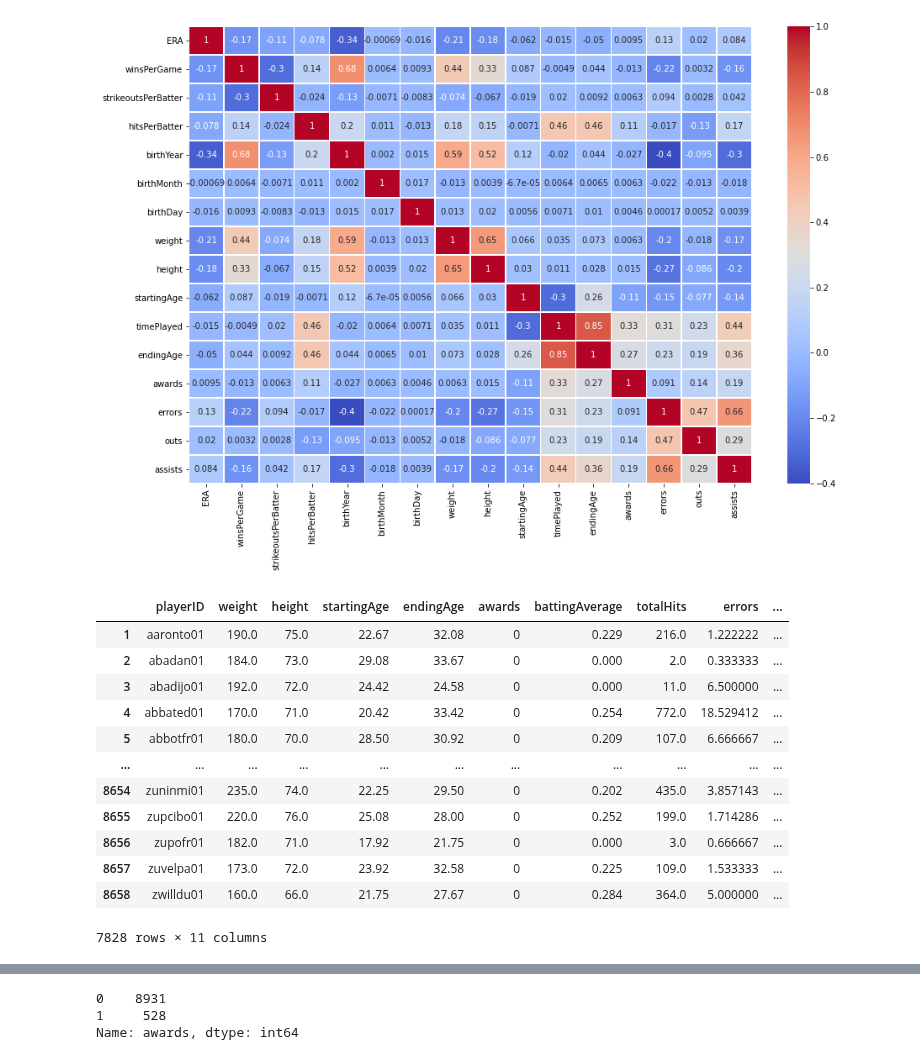
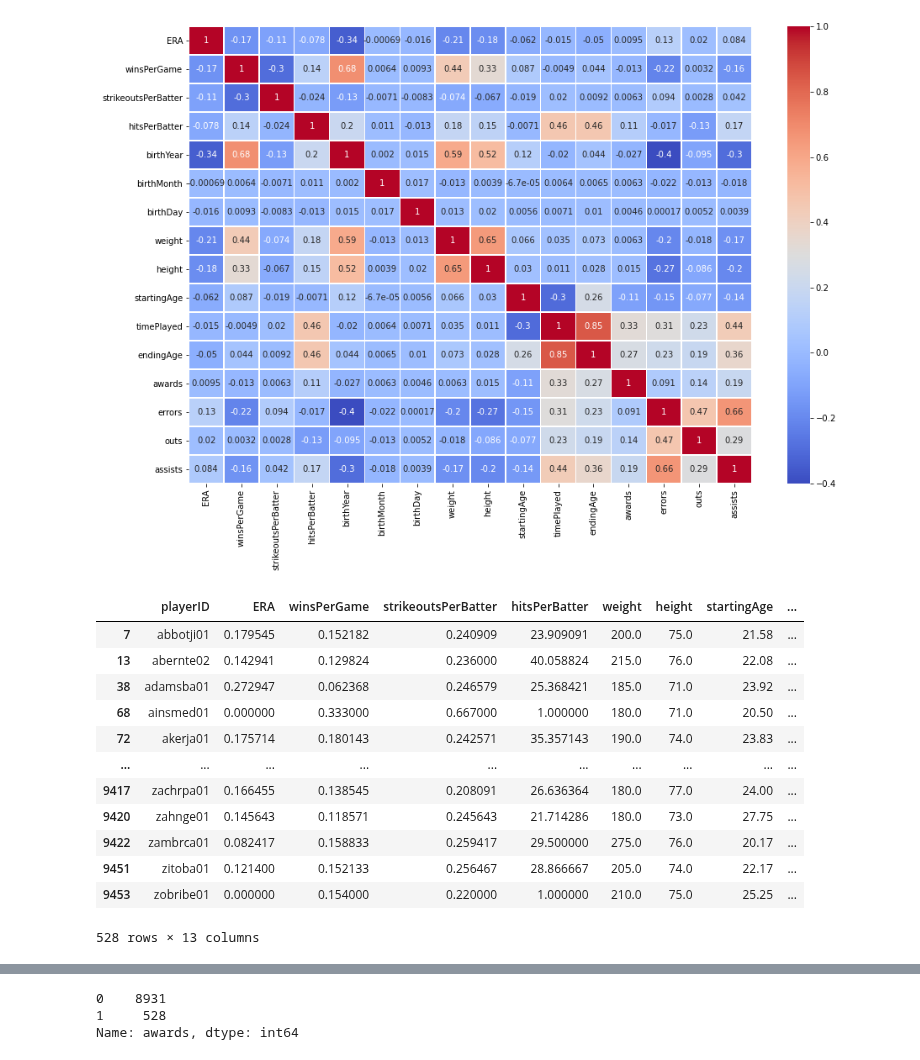
Before and after one commit to aradaha/Baseball-Stats-Project, a Jupyter notebook: Capstone2.ipynb, the cells around one changed output, grey strips where cells are left out. Drawn from its saved outputs; the diff is of its cells as text; code cells hidden in the pictures.

```diff
--- a/Capstone2.ipynb
+++ b/Capstone2.ipynb
@@ -68,31 +68,21 @@ Pitcher.drop(['timePlayed', 'birthYear', 'birthMonth','birthDay'], axis=1, inpla
 # %%
 # The awards column works out very well, giving me about a tenth of each
 # that I know should be relatively good players. I can also see if their stats will predict
 # whether they received awards or not
 Pitcher2 = Pitcher.copy()
 Pitcher2['awards'] = Pitcher2['awards'].where(Pitcher2['awards'] > 0.2, np.NaN)
-Pitcher2 = Pitcher2.dropna()
-Fielder2 = Fielder.copy()
-Fielder2['awards'] = Fielder2['awards'].where(Fielder2['awards'] > 0.2, np.NaN)
-Fielder2 = Fielder2.dropna()
+Pitcher2.dropna()
+# %% [output]
+|  | playerID | ERA | winsPerGame | strikeoutsPerBatter | hitsPerBatter | weight | height | startingAge | ... |
+| 7 | abbotji01 | 0.179545 | 0.152182 | 0.240909 | 23.909091 | 200.0 | 75.0 | 21.58 | ... |
+| 13 | abernte02 | 0.142941 | 0.129824 | 0.236000 | 40.058824 | 215.0 | 76.0 | 22.08 | ... |
+| 38 | adamsba01 | 0.272947 | 0.062368 | 0.246579 | 25.368421 | 185.0 | 71.0 | 23.92 | ... |
+| 68 | ainsmed01 | 0.000000 | 0.333000 | 0.667000 | 1.000000 | 180.0 | 71.0 | 20.50 | ... |
+| 72 | akerja01 | 0.175714 | 0.180143 | 0.242571 | 35.357143 | 190.0 | 74.0 | 23.83 | ... |
+| ... | ... | ... | ... | ... | ... | ... | ... | ... | ... |
+| 9417 | zachrpa01 | 0.166455 | 0.138545 | 0.208091 | 26.636364 | 180.0 | 77.0 | 24.00 | ... |
+| 9420 | zahnge01 | 0.145643 | 0.118571 | 0.245643 | 21.714286 | 180.0 | 73.0 | 27.75 | ... |
+| 9422 | zambrca01 | 0.082417 | 0.158833 | 0.259417 | 29.500000 | 275.0 | 76.0 | 20.17 | ... |
+| 9451 | zitoba01 | 0.121400 | 0.152133 | 0.256467 | 28.866667 | 205.0 | 74.0 | 22.17 | ... |
+| 9453 | zobribe01 | 0.000000 | 0.154000 | 0.220000 | 1.000000 | 210.0 | 75.0 | 25.25 | ... |
+528 rows × 13 columns
-# %%
-PitcherTest = Pitcher.copy()
-Plist = Pitcher2.playerID.to_list()
-PitcherTest[~PitcherTest.playerID.isin(Plist)]
-FielderTest = Fielder.copy()
-Flist = Fielder2.playerID.to_list()
-FielderTest[~FielderTest.playerID.isin(Flist)]
-# %% [output]
-|  | playerID | weight | height | startingAge | endingAge | awards | battingAverage | totalHits | errors | ... |
-| 1 | aaronto01 | 190.0 | 75.0 | 22.67 | 32.08 | 0 | 0.229 | 216.0 | 1.222222 | ... |
-| 2 | abadan01 | 184.0 | 73.0 | 29.08 | 33.67 | 0 | 0.000 | 2.0 | 0.333333 | ... |
-| 3 | abadijo01 | 192.0 | 72.0 | 24.42 | 24.58 | 0 | 0.000 | 11.0 | 6.500000 | ... |
-| 4 | abbated01 | 170.0 | 71.0 | 20.42 | 33.42 | 0 | 0.254 | 772.0 | 18.529412 | ... |
-| 5 | abbotfr01 | 180.0 | 70.0 | 28.50 | 30.92 | 0 | 0.209 | 107.0 | 6.666667 | ... |
-| ... | ... | ... | ... | ... | ... | ... | ... | ... | ... | ... |
-| 8654 | zuninmi01 | 235.0 | 74.0 | 22.25 | 29.50 | 0 | 0.202 | 435.0 | 3.857143 | ... |
-| 8655 | zupcibo01 | 220.0 | 76.0 | 25.08 | 28.00 | 0 | 0.252 | 199.0 | 1.714286 | ... |
-| 8656 | zupofr01 | 182.0 | 71.0 | 17.92 | 21.75 | 0 | 0.000 | 3.0 | 0.666667 | ... |
-| 8657 | zuvelpa01 | 173.0 | 72.0 | 23.92 | 32.58 | 0 | 0.225 | 109.0 | 1.533333 | ... |
-| 8658 | zwilldu01 | 160.0 | 66.0 | 21.75 | 27.67 | 0 | 0.284 | 364.0 | 5.000000 | ... |
-7828 rows × 11 columns
```
Also changed, not shown: parts of 11 cells of this notebook.
